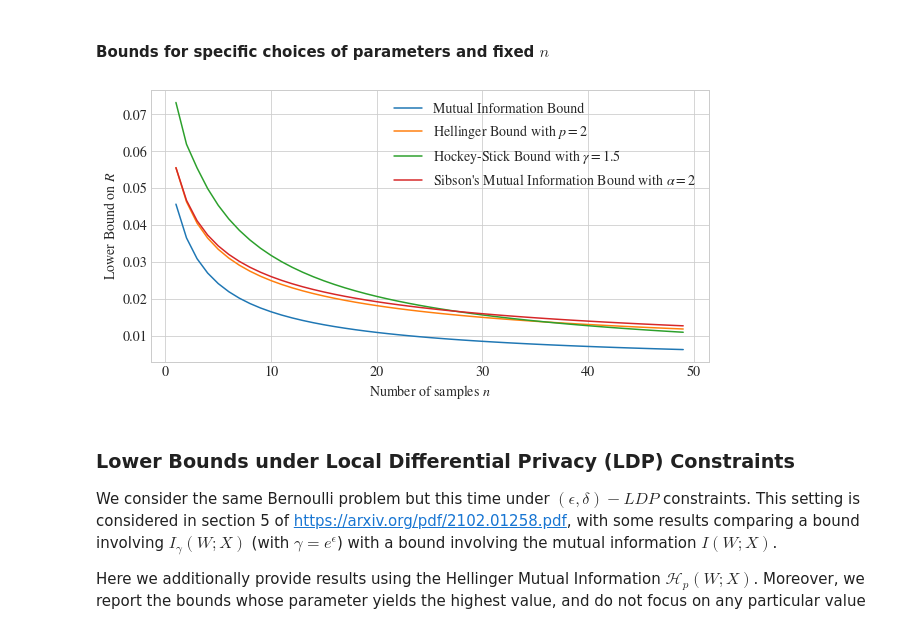
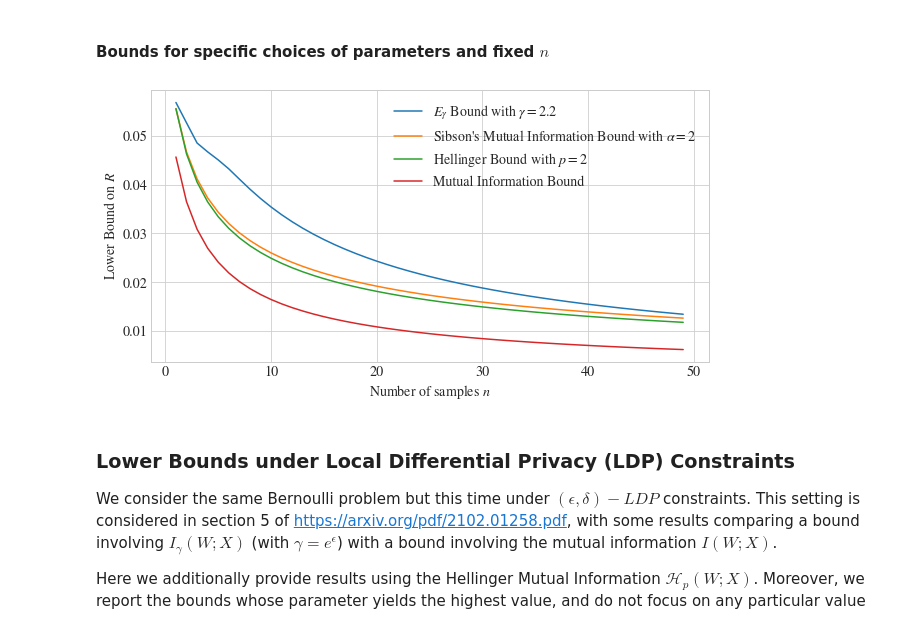
Before and after one commit to Adirlou/f_divergences_lower_bounds, a Jupyter notebook: lower_bounds_bayesian_risk.ipynb, the cells around one changed output. Saved outputs shown, nothing was run; the diff lists cells and outputs as text; code cells hidden in the pictures.

```diff
--- a/lower_bounds_bayesian_risk.ipynb
+++ b/lower_bounds_bayesian_risk.ipynb
@@ -124,8 +124,7 @@ def gamma_bound(n, gamma, private=False, epsilon=0.0, delta=0.0):
         b *= ldp_contraction(n, epsilon, delta)
     c = 2 * gamma
     t = 1
-    optimal_rho = optimal_rho(c, t, b)
-    return rho_lower_bound(optimal_rho, c, t, b)
+    return optimal_rho_lower_bound(c, t, b)
 # %% [markdown]
 #### Shannon's Mutual Information
 
@@ -196,7 +195,7 @@ def exp_max_leakage(n):
             init += np.exp(log_comb(n, k) + k*np.log(k/n) + (n-k)*np.log(1-k/n))
     return init
 
-def max_leakage_bound_no_trick(n):
+def max_leakage_bound(n):
     """Maximal Leakage lower bound when maximizing over rho > 0."""
     t = 1
     c = 2 * exp_max_leakage(n)
@@ -244,7 +243,7 @@ plt.show()
 #### Bounds for specific choices of parameters and fixed $n$
 # %%
 p = 2
-gamma = 1.5
+gamma = 2.2
 alpha = 2
 
 lb_hellinger = []
@@ -264,20 +263,20 @@ for n in x_axis:
     upper_bound.append(1/np.sqrt(9*n))
 # %%
 plt.figure(figsize=(10, 5))
+plt.plot(x_axis, lb_gamma, label=rf'$E_\gamma$ Bound with $\gamma={gamma}$')
+plt.plot(x_axis, lb_I_alpha, label=rf"Sibson's Mutual Information Bound with $\alpha={alpha}$")
+plt.plot(x_axis, lb_hellinger, label=fr'Hellinger Bound with $p={p}$')
 plt.plot(x_axis, lb_mutual_information, label=r"Mutual Information Bound")
-plt.plot(x_axis, lb_hellinger, label=fr'Hellinger Bound with $p={p}$')
-plt.plot(x_axis, lb_gamma, label=rf'Hockey-Stick Bound with $\gamma={gamma}$')
-plt.plot(x_axis, lb_I_alpha, label=rf"Sibson's Mutual Information Bound with $\alpha={alpha}$")
 #plt.plot(x_axis, lb_max_leakage, label=r"Maximal Leakage Bound")
 #plt.plot(upper_bound, label='Upper Bound')
 plt.xlabel(r'Number of samples $n$')
 plt.ylabel('Lower Bound on $R$')
 #plt.title(r'Bernoulli Bias: Comparison of Lower Bounds')
 plt.legend()
 plt.savefig('bernoulli_example_specific_params.pdf', pad_inches=0.1, bbox_inches='tight')
 plt.show()
 # %% [output]
-[figure, old version]
+[figure, new version]
 # %% [markdown]
 ### Lower Bounds under Local Differential Privacy (LDP) Constraints
 
```
Also changed, not shown: parts of 2 cells of this notebook.
